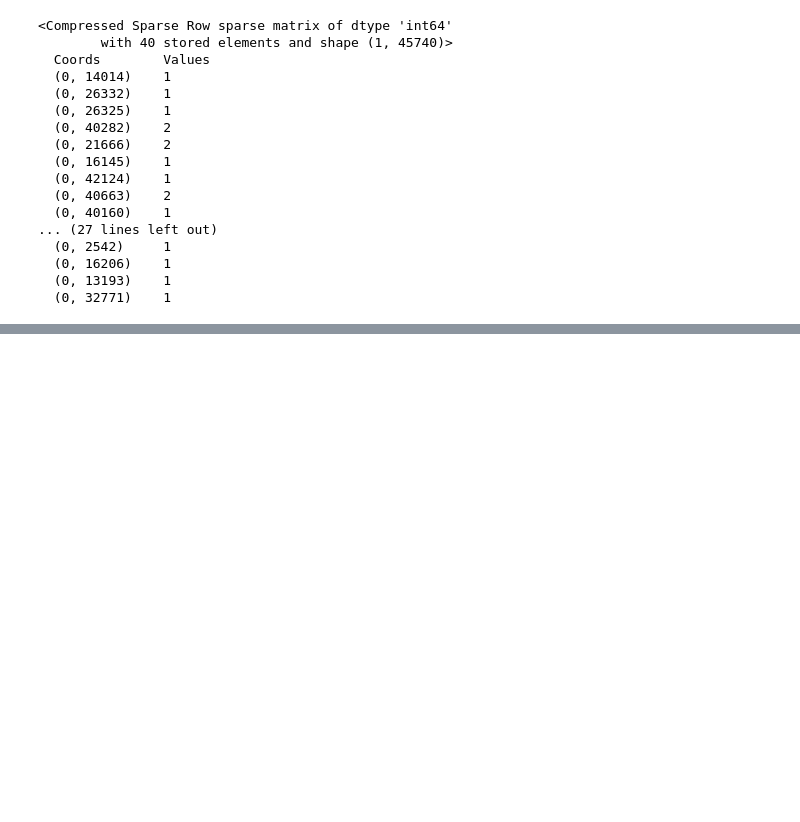
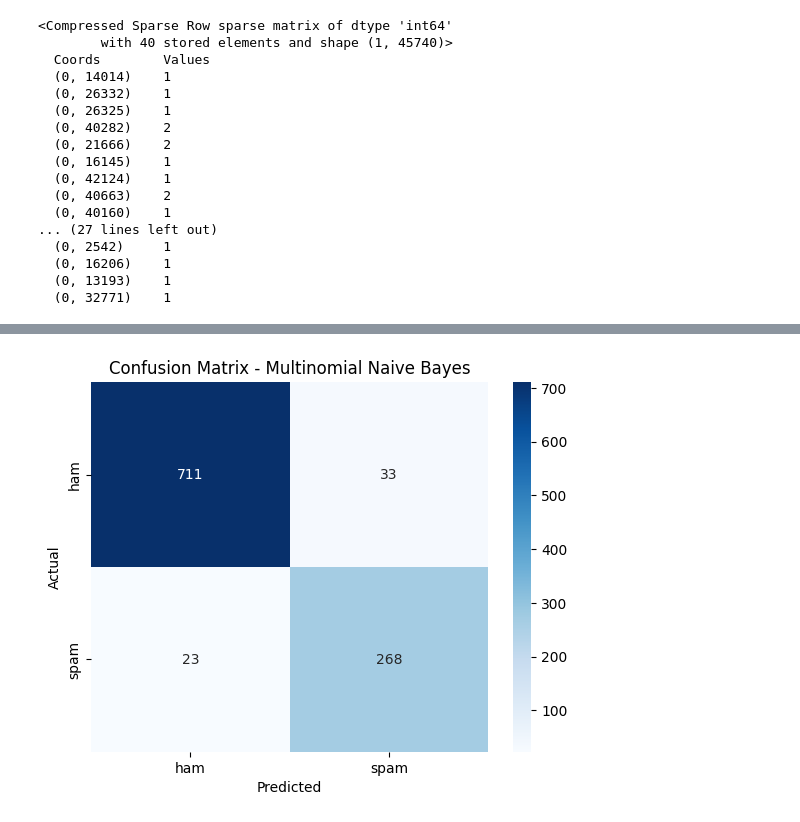
Before and after one commit to nisal2002/Phishing-Detection-AI-Techniques, a Jupyter notebook: old/old_phishing_email.ipynb, the cells around one changed output, grey strips where cells are left out. Cells and saved outputs as stored; diff of their text form; code cells hidden in the pictures; blank space fills up the shorter version.

```diff
--- a/old/old_phishing_email.ipynb
+++ b/old/old_phishing_email.ipynb
@@ -211,0 +447,12 @@ print(x[0])
+# %%
+cm = confusion_matrix(y_test, test_pred)
+sns.heatmap(cm, annot=True, fmt='d', cmap='Blues',
+            xticklabels=['ham', 'spam'],
+            yticklabels=['ham', 'spam'])
+
+plt.xlabel('Predicted')
+plt.ylabel('Actual')
+plt.title('Confusion Matrix - Multinomial Naive Bayes')
+plt.show()
+# %% [output]
+[figure, added]
```
Also changed, not shown: parts of 28 cells of this notebook, 7 other files.
